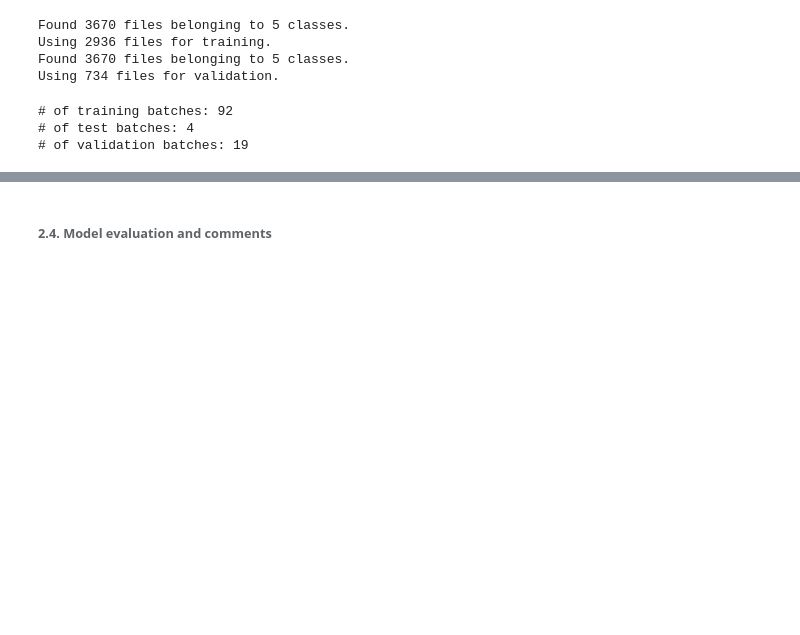
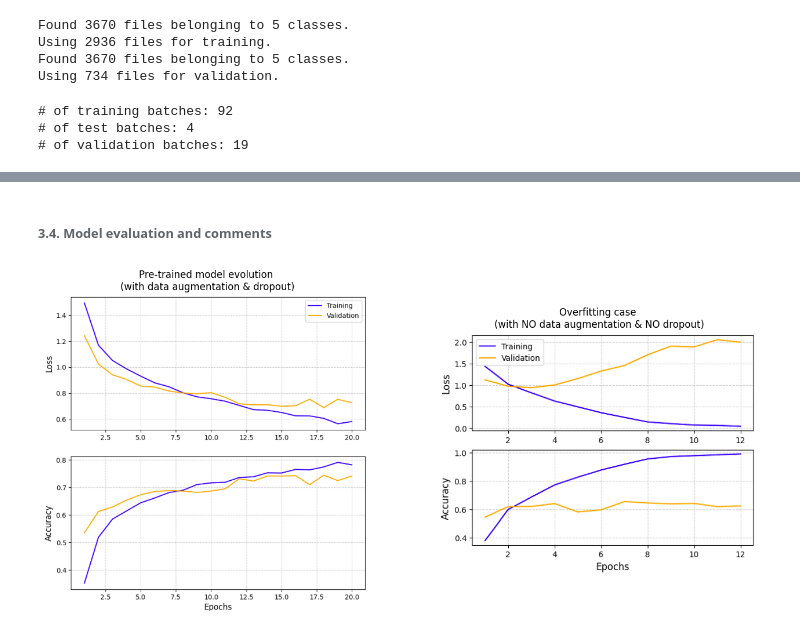
Before and after one commit to Benjamin-morel/TensorFlow, a Jupyter notebook: 04_convolution_CNN.ipynb, the cells around one changed output, grey strips where cells are left out. Saved outputs shown, nothing was run; the diff lists cells and outputs as text; code cells hidden in the pictures; blank space fills up the shorter version.

```diff
--- a/04_convolution_CNN.ipynb
+++ b/04_convolution_CNN.ipynb
@@ -58,0 +52,10 @@ Two graphic functions are declared below:
+# %%
+# import plotting of training curves and pre-trained model
+
+def get_github_files():
+  !git clone https://github.com/Benjamin-morel/TensorFlow.git TensorFlow_duplicata # go to the Github repertory TensorFlow and clone it
+  training_curves_1 = Image.open("TensorFlow_duplicata/99_pre_trained_models/04_convolution_CNN/results_graph.jpeg")
+  training_curves_2 = Image.open("TensorFlow_duplicata/99_pre_trained_models/04_convolution_CNN/results_graph_OF.jpeg")
+  model = keras.models.load_model('TensorFlow_duplicata/99_pre_trained_models/04_convolution_CNN/04_convolution_CNN.h5')
+  !rm -rf TensorFlow_duplicata/ # delete the cloned repertory
+  return training_curves_1, training_curves_2, model
@@ -195,7 +218,7 @@ def create_model():
 def train_model(model, training_data, validation_data, **kwargs):
   kwargs.setdefault("epochs", 5)
   kwargs.setdefault("verbose", 1)
-  log = model.fit(training_data, validation_data=validation_data, validation_freq=1, callbacks=[stop_early, cp_callback], **kwargs)
+  log = model.fit(training_data, validation_data=validation_data, validation_freq=1, callbacks=[stop_early], **kwargs)
 
   return log.history["loss"], log.history["sparse_categorical_accuracy"], log.history["val_loss"], log.history["val_sparse_categorical_accuracy"]
 # %%
@@ -204,11 +227,11 @@ epochs = 20
 
 if training_phase == "Yes":
   stop_early = callbacks.EarlyStopping(monitor='val_sparse_categorical_accuracy', patience=5, restore_best_weights=True, min_delta=0.001)
-  cp_callback = callbacks.ModelCheckpoint(filepath='04_convolution_CNN.keras',
-                                          monitor = "val_sparse_categorical_accuracy",
-                                          save_best_only = True,
-                                          mode = "max",
-                                          save_weights_only=False,
-                                          verbose=0)
   classifier_accuracy = train_model(model, train_ds, val_ds, epochs=epochs)
+  model.save('04_convolution_CNN.h5', include_optimizer=False)
   print("Accuracy max %0.1f %% reached at the epoch %d" %(100*max(classifier_accuracy[3]), argmax(classifier_accuracy[3])+1))
+else:
+  training_curves, training_curves_overfitting, model = get_github_files()
+  model.compile(optimizer='adam',
+                loss=keras.losses.SparseCategoricalCrossentropy(from_logits=True),
+                metrics=[keras.metrics.SparseCategoricalAccuracy()])
@@ -215,2 +247,2 @@ if training_phase == "Yes":
 # %% [markdown]
-###### **2.4. Model evaluation and comments**
+###### **3.4. Model evaluation and comments**
@@ -222,3 +249,16 @@ model = keras.models.load_model('04_convolution_CNN.keras')
+# %%
+if training_phase == 'Yes':
+  plt.figure(figsize=(8, 8))
+  plot_evolution(classifier_accuracy)
+else:
+  plt.figure(figsize=(16, 8))
+  plt.subplot(1,2,1)
+  plt.imshow(training_curves), plt.title("Pre-trained model evolution \n(with data augmentation & dropout)"), plt.axis("off")
+  plt.subplot(1,2,2)
+  plt.imshow(training_curves_overfitting), plt.title("Overfitting case \n(with NO data augmentation & NO dropout)"), plt.axis("off")
+  plt.show()
+# %% [output]
+[figure, added]
 # %%
 loss_test, accuracy_test = model.evaluate(test_ds, verbose=0)
 print("Test loss function value %0.1f and test accuracy value %0.1f %%" %(loss_test, 100*accuracy_test))
```
Also changed, not shown: parts of 35 cells of this notebook.
